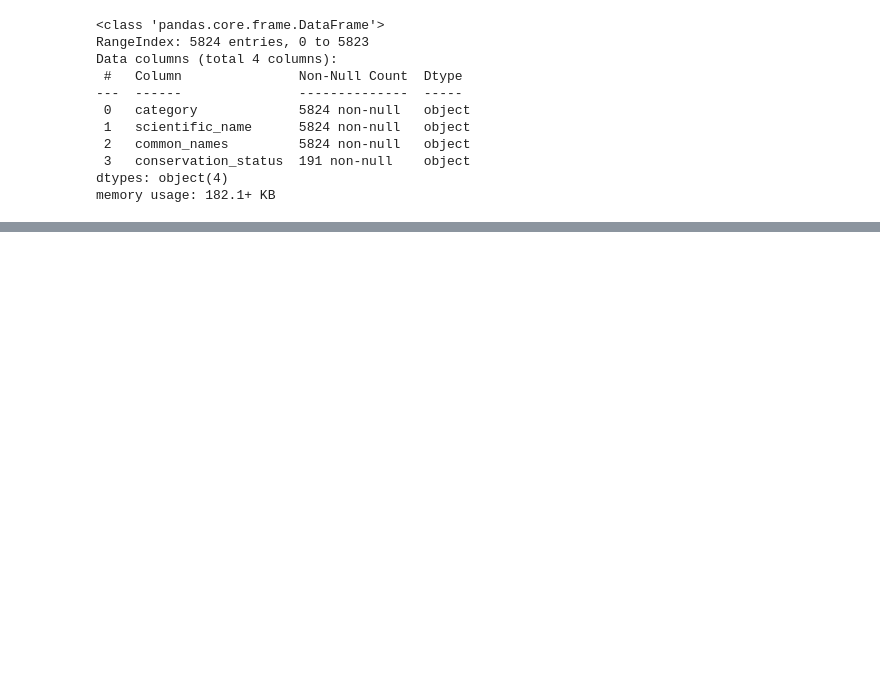
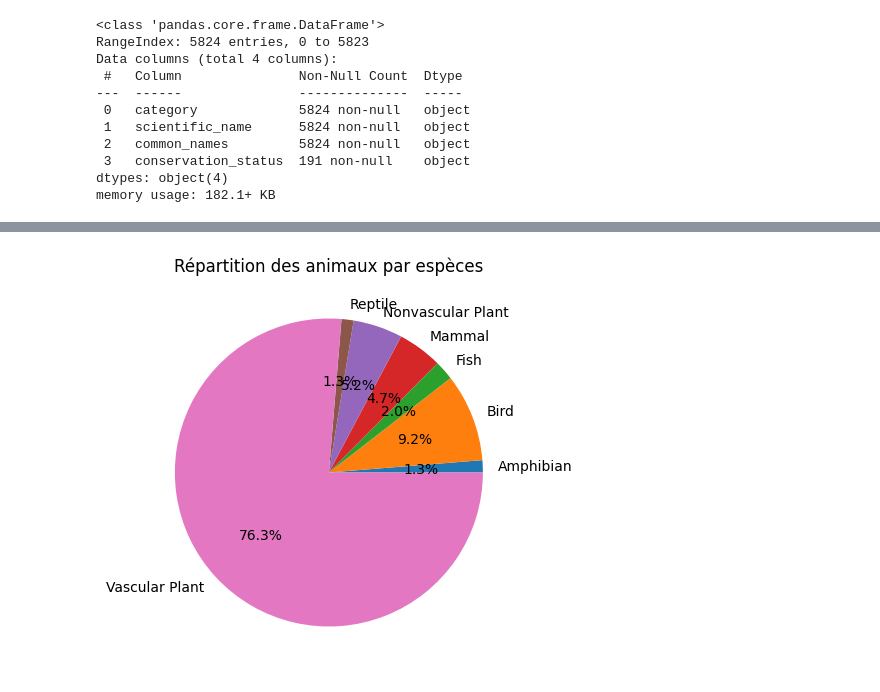
Before and after one commit to mamadou288/biodeversity_analysis, a Jupyter notebook: biodiversity.ipynb, the cells around one changed output, grey strips where cells are left out. Saved outputs shown, nothing was run; the diff lists cells and outputs as text; code cells hidden in the pictures; blank space fills up the shorter version.

```diff
--- a/biodiversity.ipynb
+++ b/biodiversity.ipynb
@@ -58,0 +111,10 @@ species.category.nunique()
+# %%
+number_animal_by_species = biodiversity.groupby('category').category.count()
+
+# Répartition des animaux par espèces
+plt.figure(figsize=(5, 5))
+plt.pie(number_animal_by_species, labels=number_animal_by_species.index, autopct='%1.1f%%')
+plt.title('Répartition des animaux par espèces')
+plt.show()
+# %% [output]
+[figure, added]
```
Also changed, not shown: parts of 8 cells of this notebook.
